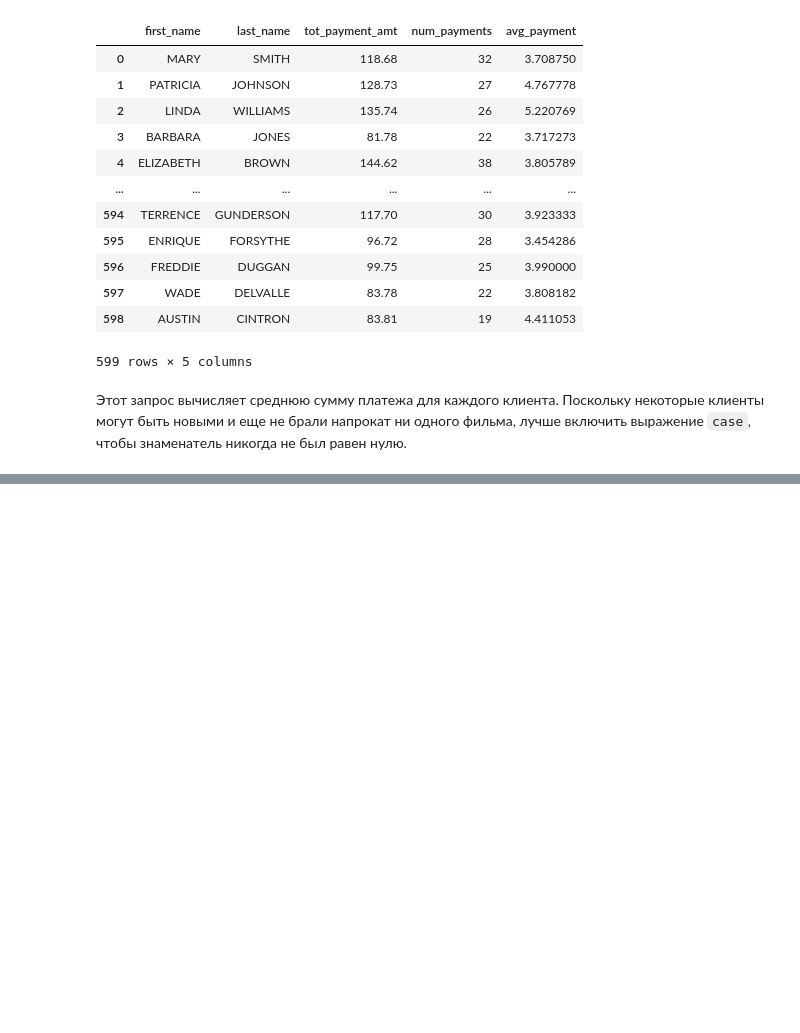
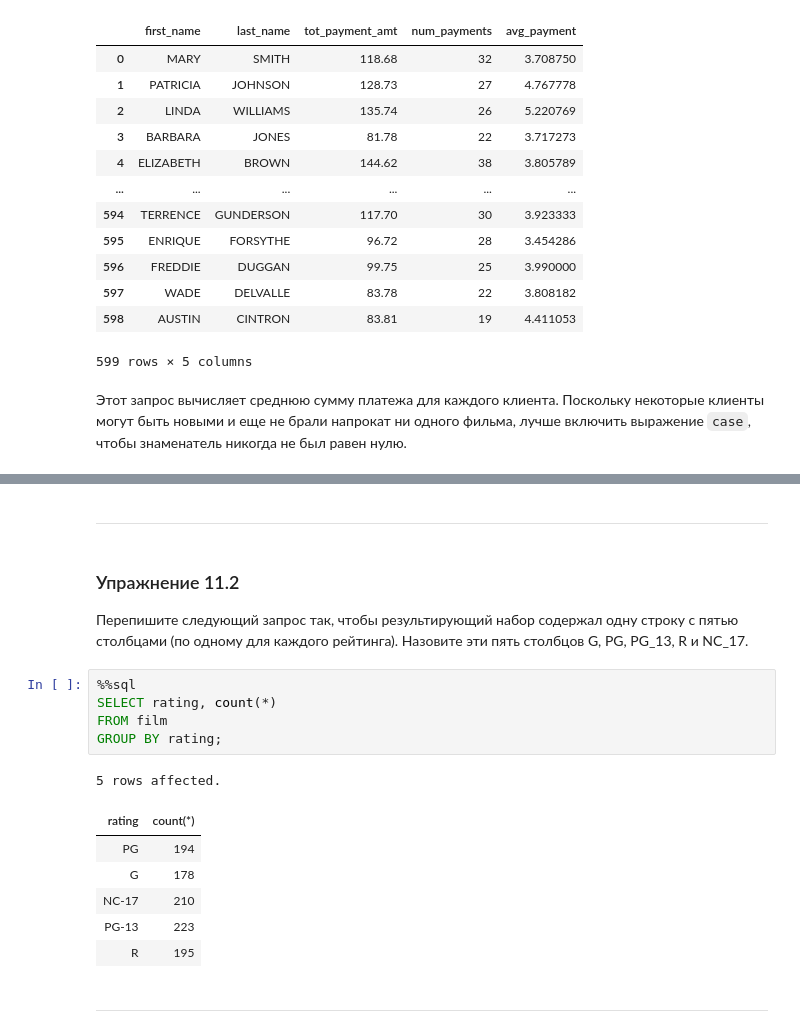
Before and after one commit to magus1968/learning-sql, a Jupyter notebook: docs/chapters/ch11.ipynb, the cells around one changed output, grey strips where cells are left out. Saved outputs shown, nothing was run; the diff lists cells and outputs as text; blank space fills up the shorter version.

```diff
--- a/docs/chapters/ch11.ipynb
+++ b/docs/chapters/ch11.ipynb
@@ -502,0 +626,23 @@ GROUP BY
+# %% [markdown]
+
+---
+# %% [markdown]
+### Упражнение 11.2
+
+Перепишите следующий запрос так, чтобы результирующий набор содержал одну строку с пятью столбцами (по одному для каждого рейтинга). Назовите эти пять столбцов G, PG, PG_13, R и NC_17.
+# %%
+%%sql
+SELECT rating, count(*)
+FROM film
+GROUP BY rating;
+# %% [output]
+5 rows affected.
+| rating | count(*) |
+| PG | 194 |
+| G | 178 |
+| NC-17 | 210 |
+| PG-13 | 223 |
+| R | 195 |
+# %% [markdown]
+
+---
```
Also changed, not shown: parts of 8 cells of this notebook.
